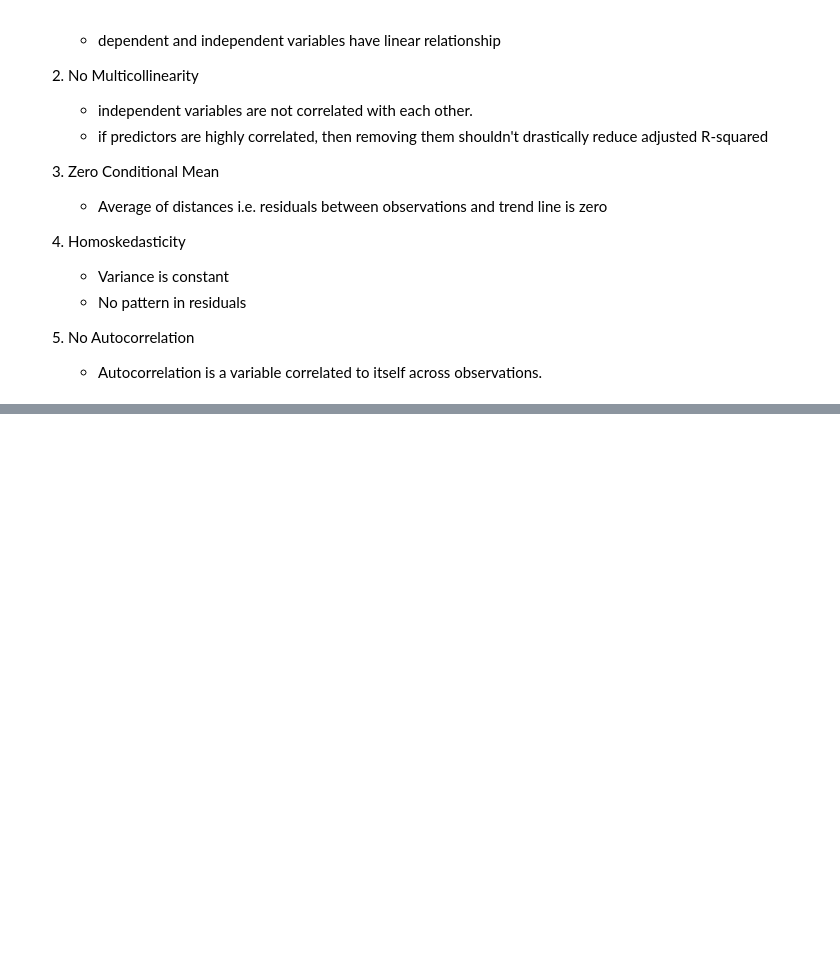
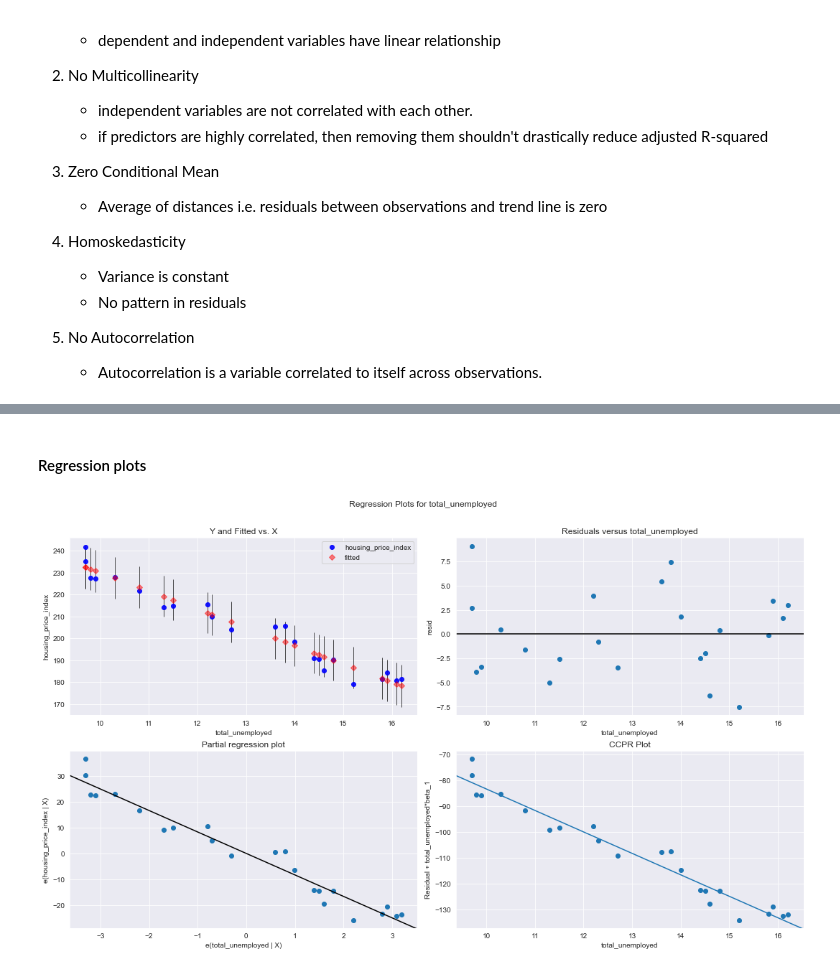
Before and after one commit to pksvv/dsmreg, a Jupyter notebook: Predicting Housing Price using Statsmodels.ipynb, the cells around one changed output, grey strips where cells are left out. Drawn from its saved outputs; the diff is of its cells as text; code cells hidden in the pictures; blank space fills up the shorter version.

```diff
--- a/Predicting Housing Price using Statsmodels.ipynb
+++ b/Predicting Housing Price using Statsmodels.ipynb
@@ -90,0 +128,4 @@ gdp.head(10)
+# %%
+housing_model = ols('housing_price_index ~ total_unemployed',data=df).fit()
+
+housing_model_summary = housing_model.summary()
@@ -90,0 +199,8 @@ gdp.head(10)
+# %% [markdown]
+#### Regression plots
+# %%
+fig = plt.figure(figsize=(15,9))
+
+fig = sm.graphics.plot_regress_exog(housing_model,"total_unemployed",fig=fig)
+# %% [output]
+[figure, added]
```
Also changed, not shown: parts of 6 cells of this notebook.
